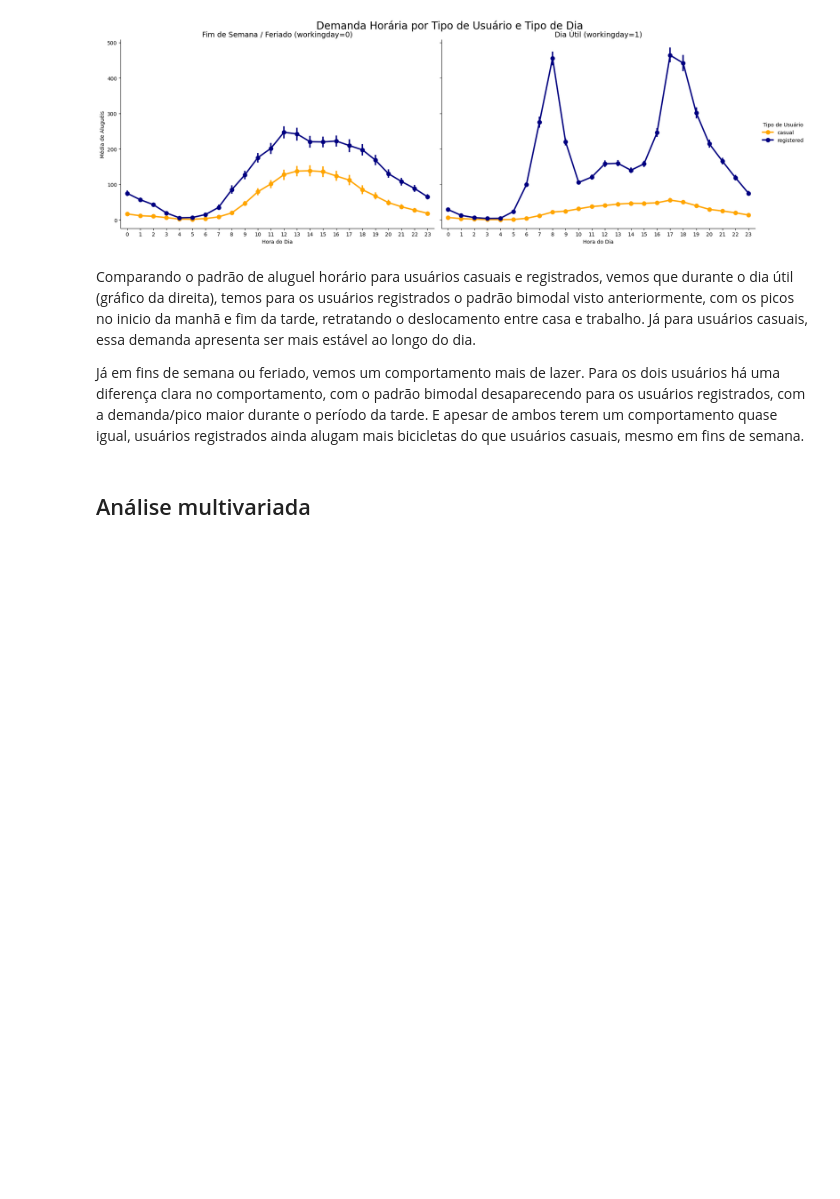
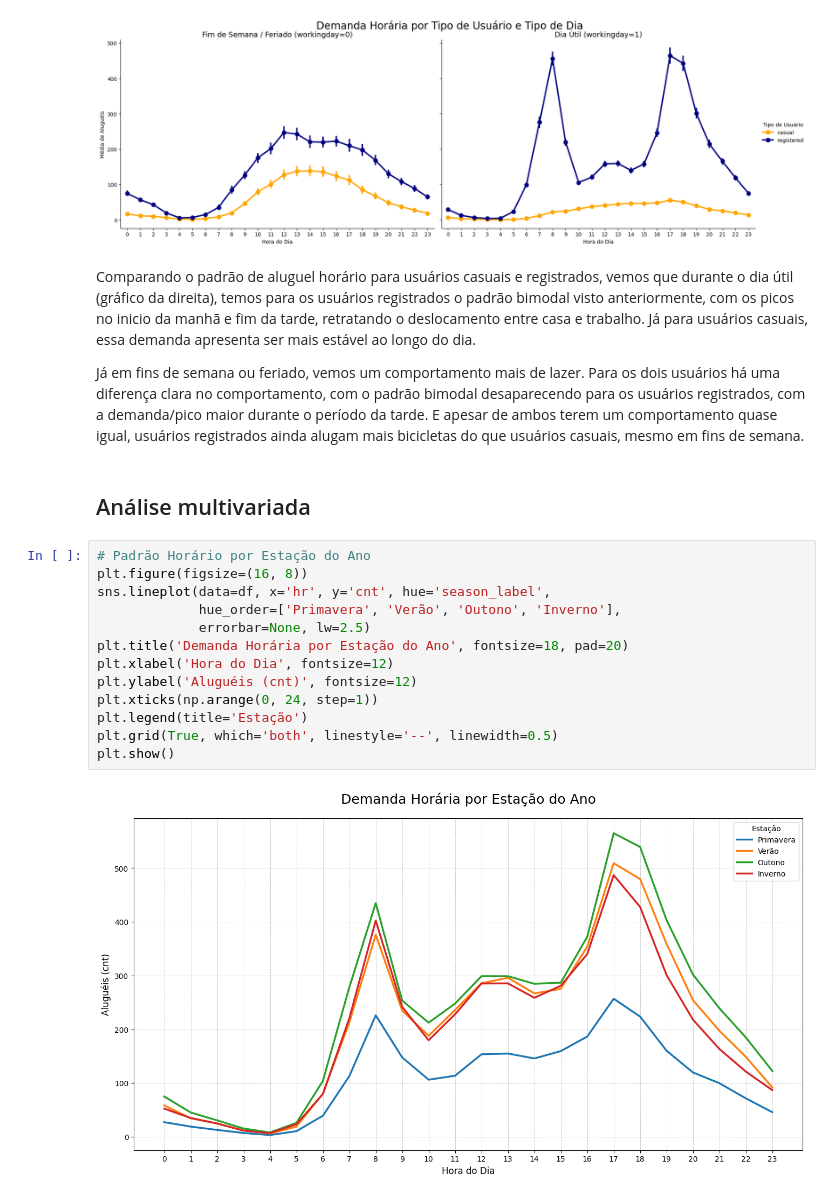
Before and after one commit to kelvinleandro/bike-demand-analysis, a Jupyter notebook: notebooks/01-exploratory-data-analysis.ipynb, the cells around one changed output. Saved outputs shown, nothing was run; the diff lists cells and outputs as text; blank space fills up the shorter version.

```diff
--- a/notebooks/01-exploratory-data-analysis.ipynb
+++ b/notebooks/01-exploratory-data-analysis.ipynb
@@ -415,3 +415,18 @@ Comparando o padrão de aluguel horário para usuários casuais e registrados, v
 Já em fins de semana ou feriado, vemos um comportamento mais de lazer. Para os dois usuários há uma diferença clara no comportamento, com o padrão bimodal desaparecendo para os usuários registrados, com a demanda/pico maior durante o período da tarde. E apesar de ambos terem um comportamento quase igual, usuários registrados ainda alugam mais bicicletas do que usuários casuais, mesmo em fins de semana.
 # %% [markdown]
 ## Análise multivariada
+# %%
+# Padrão Horário por Estação do Ano
+plt.figure(figsize=(16, 8))
+sns.lineplot(data=df, x='hr', y='cnt', hue='season_label',
+             hue_order=['Primavera', 'Verão', 'Outono', 'Inverno'],
+             errorbar=None, lw=2.5)
+plt.title('Demanda Horária por Estação do Ano', fontsize=18, pad=20)
+plt.xlabel('Hora do Dia', fontsize=12)
+plt.ylabel('Aluguéis (cnt)', fontsize=12)
+plt.xticks(np.arange(0, 24, step=1))
+plt.legend(title='Estação')
+plt.grid(True, which='both', linestyle='--', linewidth=0.5)
+plt.show()
+# %% [output]
+[figure, added]
```
Also changed, not shown: parts of 3 cells of this notebook.
